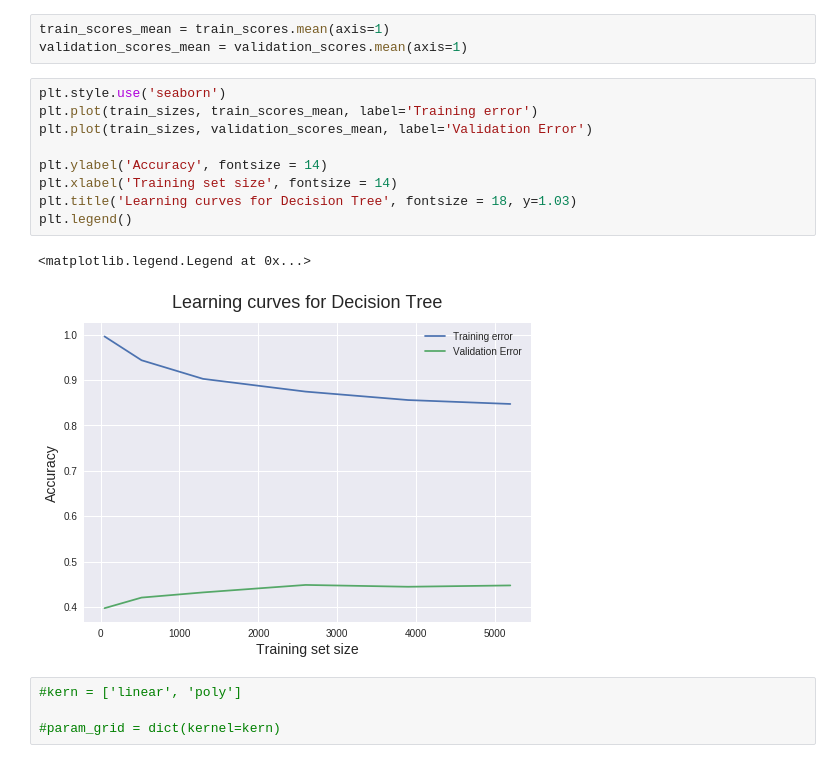
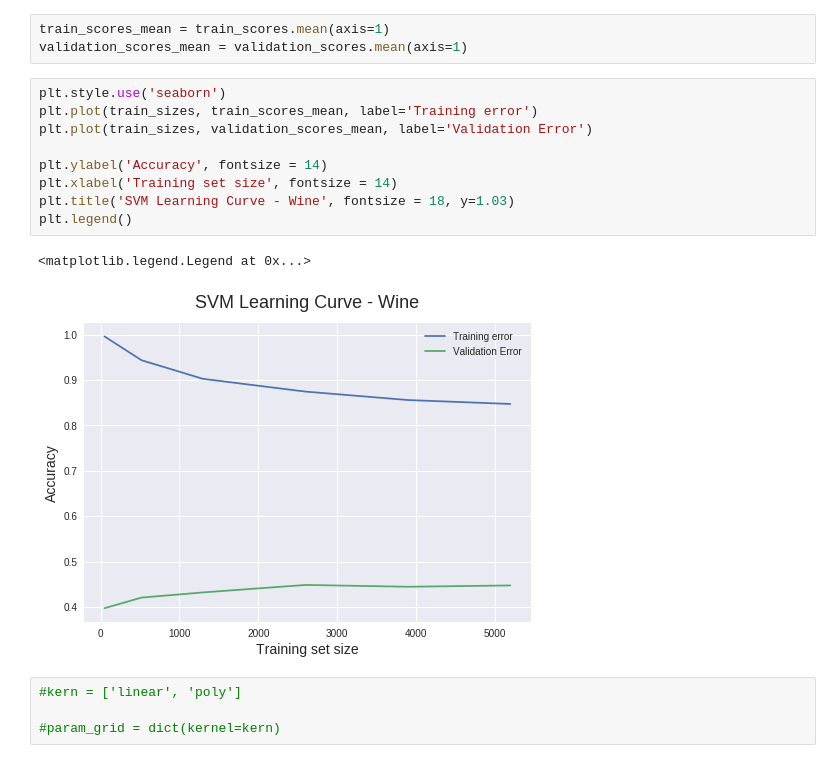
Before and after one commit to 6r0k3d/ml-intro, a Jupyter notebook: notebooks/svm_wine_lin.ipynb, the cells around one changed output. Drawn from its saved outputs; the diff is of its cells as text.

Commit message:
svm wine

```diff
--- a/notebooks/svm_wine_lin.ipynb
+++ b/notebooks/svm_wine_lin.ipynb
@@ -267,15 +267,15 @@ validation_scores_mean = validation_scores.mean(axis=1)
 # %%
 plt.style.use('seaborn')
 plt.plot(train_sizes, train_scores_mean, label='Training error')
 plt.plot(train_sizes, validation_scores_mean, label='Validation Error')
 
 plt.ylabel('Accuracy', fontsize = 14)
 plt.xlabel('Training set size', fontsize = 14)
-plt.title('Learning curves for Decision Tree', fontsize = 18, y=1.03)
+plt.title('SVM Learning Curve - Wine', fontsize = 18, y=1.03)
 plt.legend()
 # %% [output]
 <matplotlib.legend.Legend at 0x...>
-[figure, old version]
+[figure, new version]
 # %%
 #kern = ['linear', 'poly']
 
```
Also changed, not shown: 1 other file.
